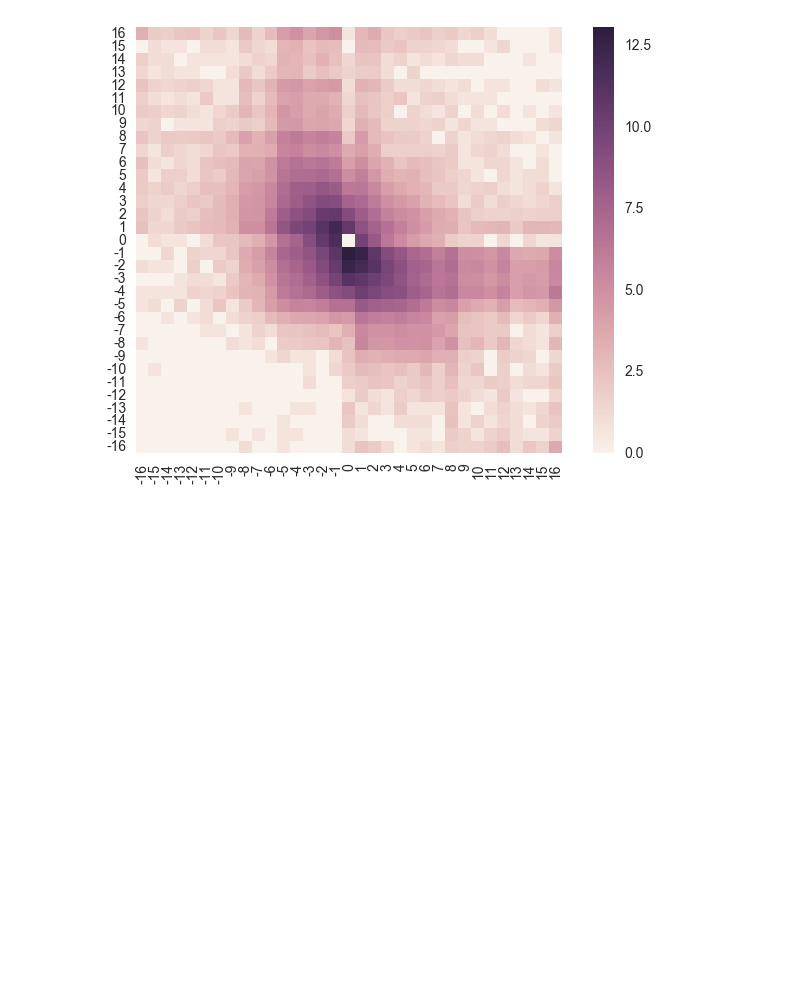
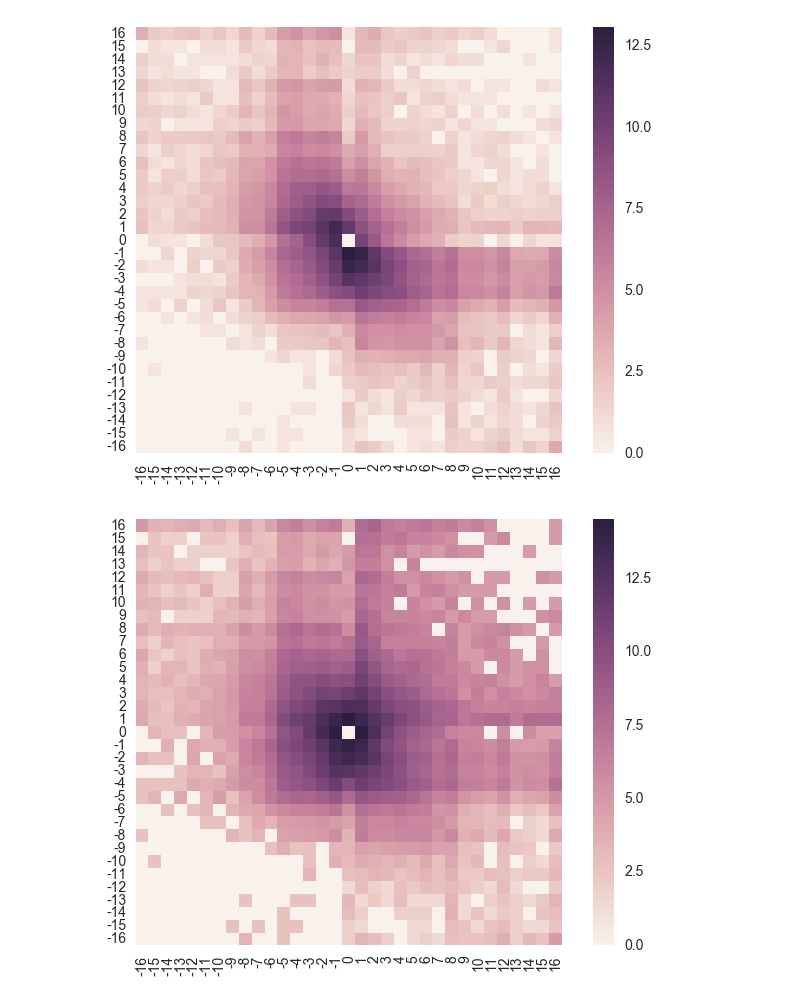
Before and after one commit to barrbrain/AV1-CfL-Proposal, a Jupyter notebook: Chroma from Luma signalling.ipynb, the cells around one changed output. Saved outputs shown, nothing was run; the diff lists cells and outputs as text; code cells hidden in the pictures; blank space fills up the shorter version.

```diff
--- a/Chroma from Luma signalling.ipynb
+++ b/Chroma from Luma signalling.ipynb
@@ -44,3 +44,19 @@ log1p_counts = pd.DataFrame(np.log1p(alpha_count), index=range(-16, 17), columns
 sns.heatmap(log1p_counts[::-1], square=True);
 # %% [output]
 [figure]
+# %%
+alpha_norm = alpha_count.astype(float)
+alpha_norm[:16,:16] /= alpha_norm[:16,:16].sum()
+alpha_norm[17:,:16] /= alpha_norm[17:,:16].sum()
+alpha_norm[:16,17:] /= alpha_norm[:16,17:].sum()
+alpha_norm[17:,17:] /= alpha_norm[17:,17:].sum()
+alpha_norm[:16,16] /= alpha_norm[:16,16].sum()
+alpha_norm[17:,16] /= alpha_norm[17:,16].sum()
+alpha_norm[16,:16] /= alpha_norm[16,:16].sum()
+alpha_norm[16,17:] /= alpha_norm[16,17:].sum()
+alpha_norm *= alpha_count.sum()
+# %%
+log1p_norm = pd.DataFrame(np.log1p(alpha_norm), index=range(-16, 17), columns=range(-16, 17))
+sns.heatmap(log1p_norm[::-1], square=True);
+# %% [output]
+[figure, added]
```
